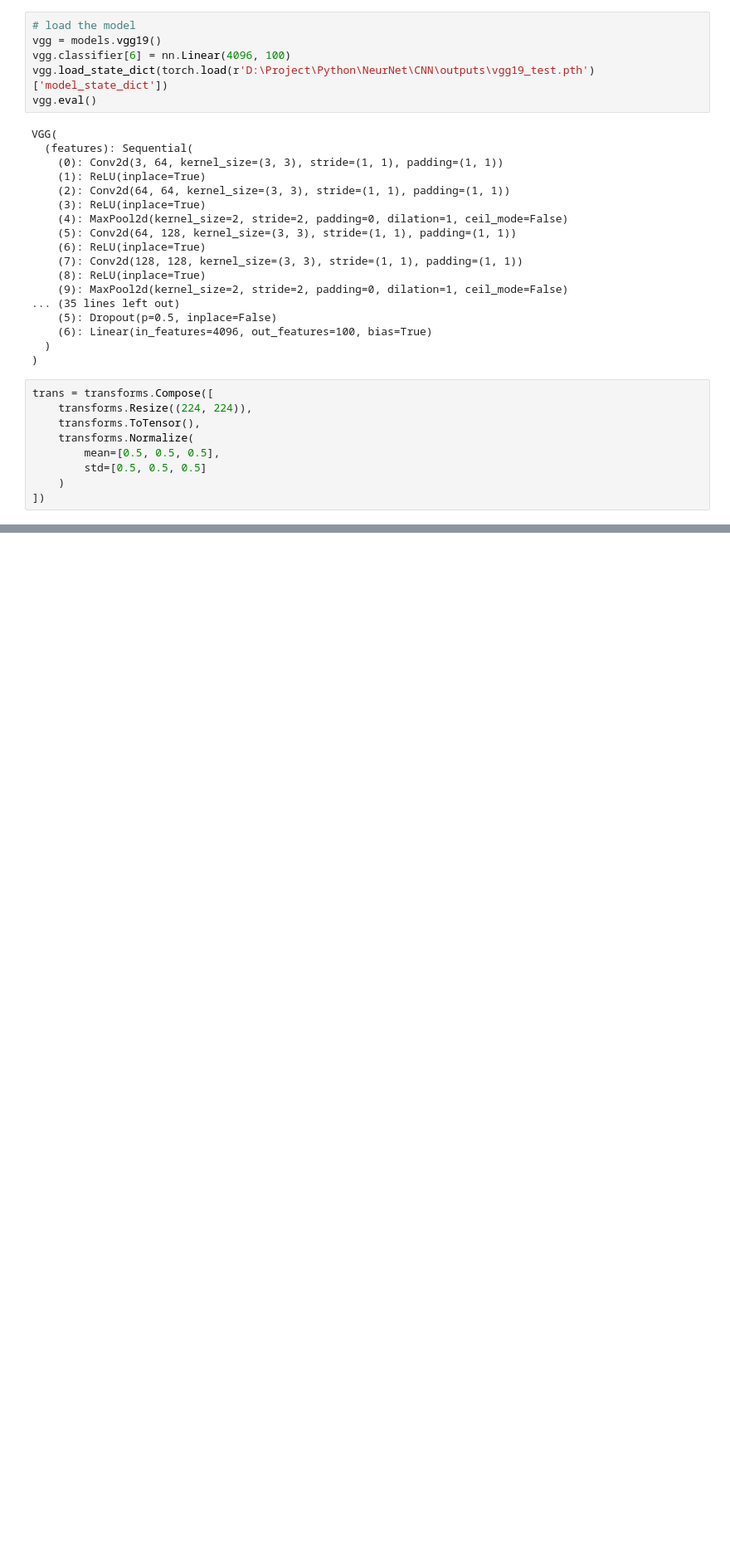
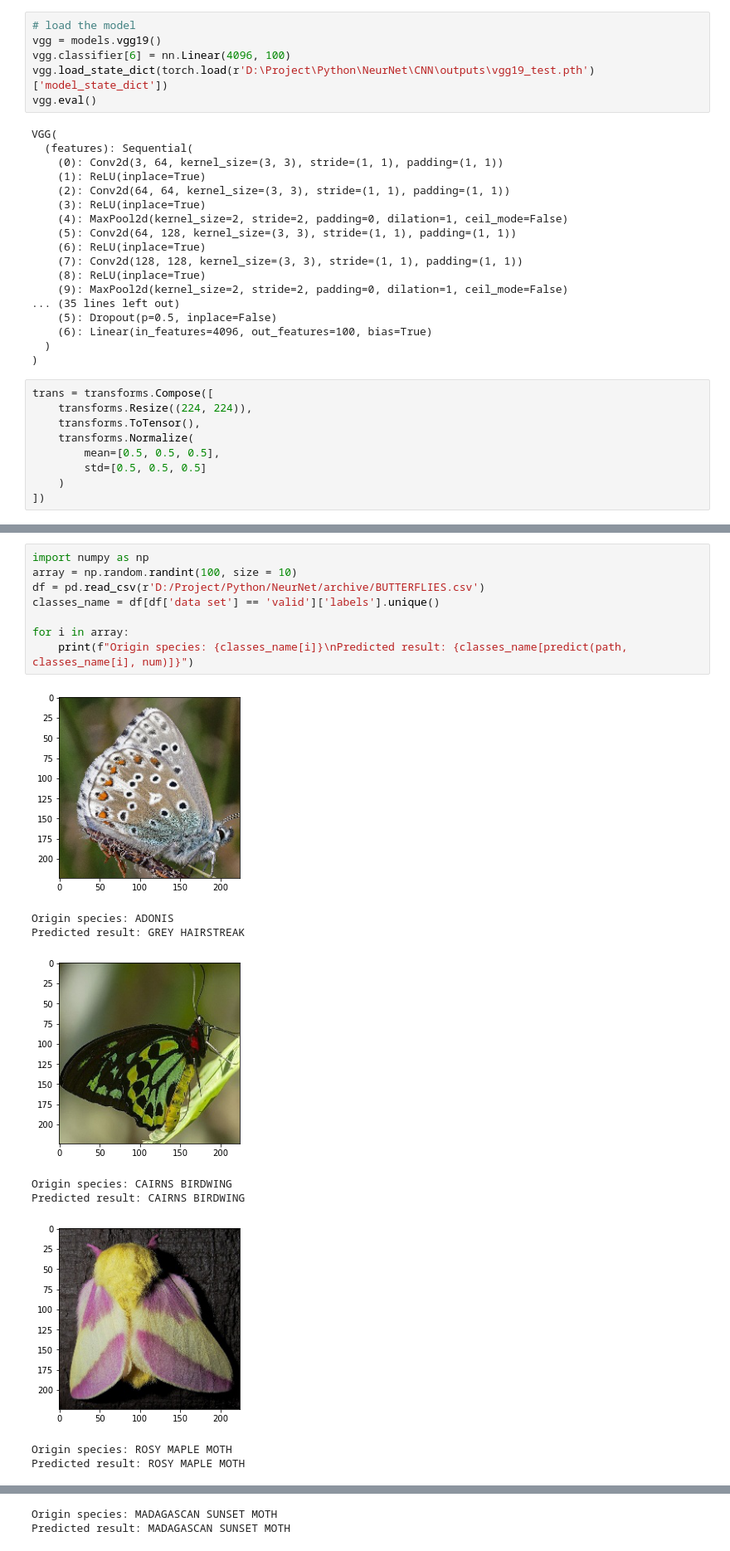
Before and after one commit to ChrisZZhong/COSC-576, a Jupyter notebook: model.ipynb, the cells around one changed output, grey strips where cells are left out. Shown at 83% size. Drawn from its saved outputs; the diff is of its cells as text; blank space fills up the shorter version.

```diff
--- a/model.ipynb
+++ b/model.ipynb
@@ -70,0 +69,18 @@ AN 88
+# %%
+import numpy as np
+array = np.random.randint(100, size = 10)
+df = pd.read_csv(r'D:/Project/Python/NeurNet/archive/BUTTERFLIES.csv')
+classes_name = df[df['data set'] == 'valid']['labels'].unique()
+
+for i in array:
+    print(f"Origin species: {classes_name[i]}\nPredicted result: {classes_name[predict(path, classes_name[i], num)]}")
+# %% [output]
+[figure, added]
+Origin species: ADONIS
+Predicted result: GREY HAIRSTREAK
+[figure, added]
+Origin species: CAIRNS BIRDWING
+Predicted result: CAIRNS BIRDWING
+[figure, added]
+Origin species: ROSY MAPLE MOTH
+Predicted result: ROSY MAPLE MOTH
@@ -70,0 +88,2 @@ AN 88
+Origin species: MADAGASCAN SUNSET MOTH
+Predicted result: MADAGASCAN SUNSET MOTH
```
Also changed, not shown: parts of 3 cells of this notebook.
